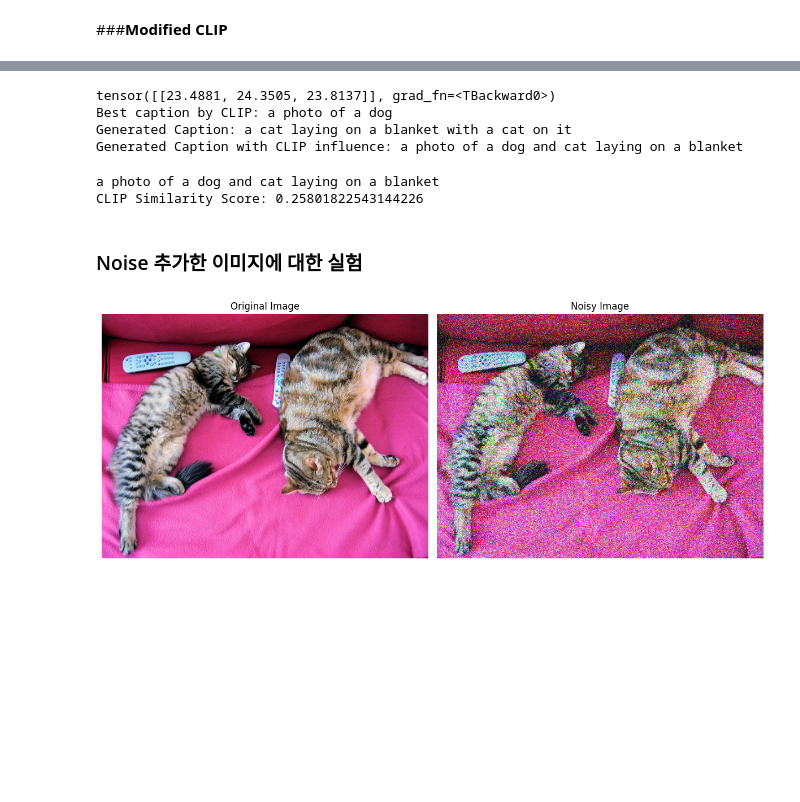
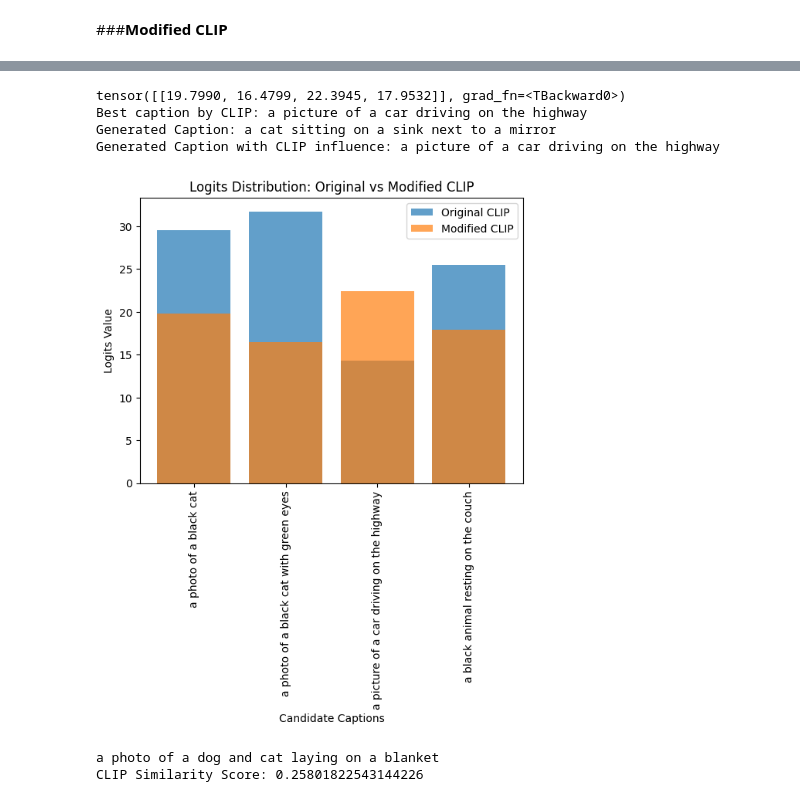
Before and after one commit to zinzinyou/20242R0136COSE47402, a Jupyter notebook: FinalProject/TestCode.ipynb, the cells around one changed output, grey strips where cells are left out. Drawn from its saved outputs; the diff is of its cells as text; code cells hidden in the pictures; blank space fills up the shorter version.

```diff
--- a/FinalProject/TestCode.ipynb
+++ b/FinalProject/TestCode.ipynb
@@ -282,12 +504,18 @@ for i in range(3):
 # %%
 # Use CLIP to compute similarity scores for predefined captions
-candidate_captions = ["a photo of a cat", "a photo of a dog", "a photo of an animal"]
+# candidate_captions = ["a photo of a cat", "a photo of a dog", "a photo of an animal"]
+# candidate_captions = ["a photo of a cat", "a photo of a white cat", "a photo of a white cloud"]
+candidate_captions = ["a photo of a black cat", "a photo of a black cat with green eyes",
+                      "a picture of a car driving on the highway", "a black animal resting on the couch"]
 inputs = modified_clip_processor(text=candidate_captions, images=image, return_tensors="pt", padding=True)
 outputs = modified_clip_model(**inputs)
 
 # Get the similarity scores
 logits_per_image = outputs.logits_per_image
 print(logits_per_image)
+modified_logits = logits_per_image[0,:].tolist()
+# print(modified_logits)
+
 probs = logits_per_image.softmax(dim=1)
 best_caption_index = torch.argmax(probs).item()
 print(f"Best caption by CLIP: {candidate_captions[best_caption_index]}")
@@ -324,10 +552,24 @@ generated_ids = caption_model.generate(
 generated_caption = caption_tokenizer.decode(generated_ids[0], skip_special_tokens=True)
 print(f"Generated Caption with CLIP influence: {generated_caption}")
 # %% [output]
-tensor([[23.4881, 24.3505, 23.8137]], grad_fn=<TBackward0>)
-Best caption by CLIP: a photo of a dog
-Generated Caption: a cat laying on a blanket with a cat on it
-Generated Caption with CLIP influence: a photo of a dog and cat laying on a blanket
+tensor([[19.7990, 16.4799, 22.3945, 17.9532]], grad_fn=<TBackward0>)
+Best caption by CLIP: a picture of a car driving on the highway
+Generated Caption: a cat sitting on a sink next to a mirror
+Generated Caption with CLIP influence: a picture of a car driving on the highway
+# %%
+# print(original_logits)
+
+# logits 분포 시각화
+plt.bar(candidate_captions, original_logits, alpha=0.7, label="Original CLIP")
+plt.bar(candidate_captions, modified_logits, alpha=0.7, label="Modified CLIP")
+plt.ylabel("Logits Value")
+plt.xlabel("Candidate Captions")
+plt.title("Logits Distribution: Original vs Modified CLIP")
+plt.xticks(rotation=90)
+plt.legend()
+plt.show()
+# %% [output]
+[figure, added]
 # %%
 # CLIP score 게산
 import torch
@@ -352,42 +594,3 @@ print(f"CLIP Similarity Score: {similarity_score}")
 # %% [output]
 a photo of a dog and cat laying on a blanket
 CLIP Similarity Score: 0.25801822543144226
-# %% [markdown]
-### Noise 추가한 이미지에 대한 실험
-# %%
-import numpy as np
-import matplotlib.pyplot as plt
-
-def add_gaussian_noise(image, mean=0, std=75):
-    # PIL 이미지를 numpy 배열로 변환
-    image_array = np.asarray(image).astype(np.float32)
-
-    # 가우시안 노이즈 생성
-    noise = np.random.normal(mean, std, image_array.shape)
-
-    # 노이즈 추가 및 클리핑
-    noisy_image = np.clip(image_array + noise, 0, 255).astype(np.uint8)
-
-    # numpy 배열을 다시 PIL 이미지로 변환
-    return Image.fromarray(noisy_image)
-
-# 노이즈 추가
-noisy_image = add_gaussian_noise(image)
-
-# 원본 이미지와 노이즈 이미지 나란히 시각화
-fig, ax = plt.subplots(1, 2, figsize=(12, 6))
-
-# 원본 이미지
-ax[0].imshow(image)
-ax[0].axis("off")
-ax[0].set_title("Original Image")
-
-# 노이즈 추가된 이미지
-ax[1].imshow(noisy_image)
-ax[1].axis("off")
-ax[1].set_title("Noisy Image")
-
-plt.tight_layout()
-plt.show()
-# %% [output]
-[figure, removed]
```
Also changed, not shown: parts of 7 cells of this notebook.
